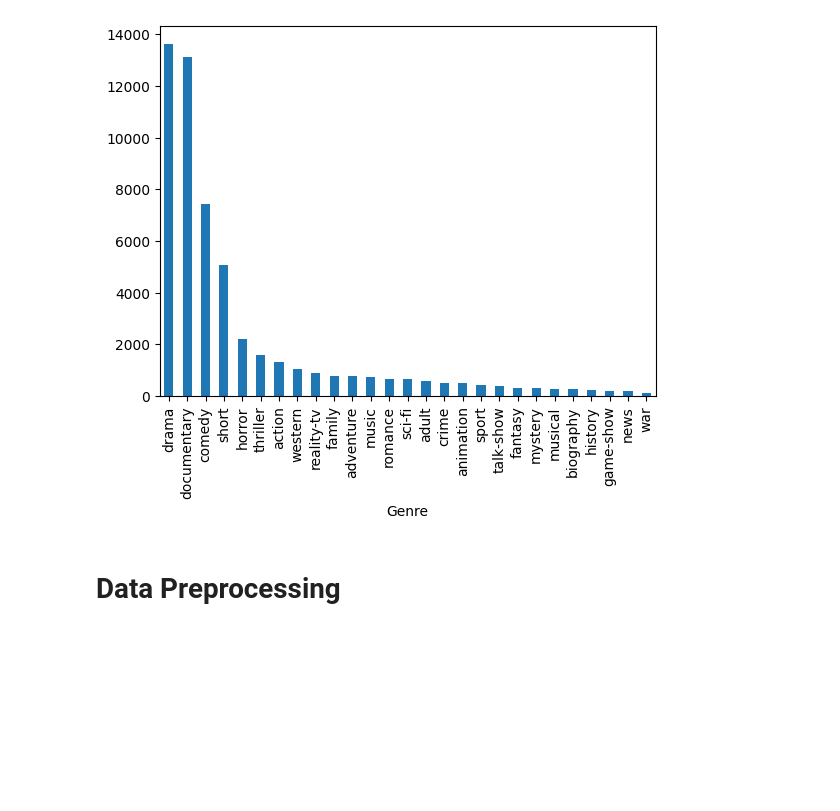
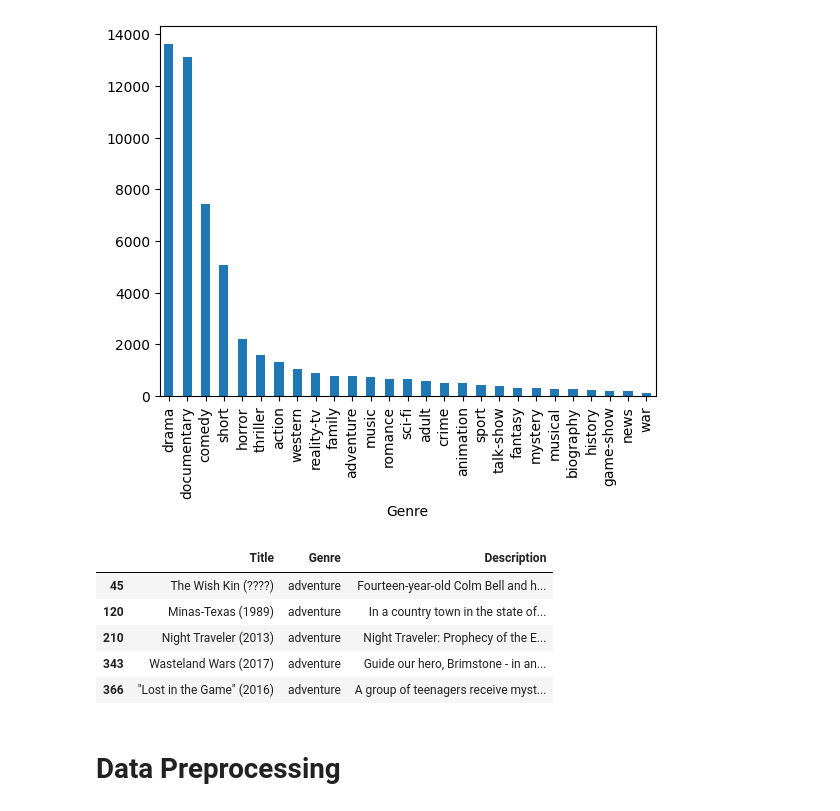
Before and after one commit to Lix0u/text_mining_project, a Jupyter notebook: project_v2.ipynb, the cells around one changed output. Cells and saved outputs as stored; diff of their text form; code cells hidden in the pictures; blank space fills up the shorter version.

```diff
--- a/project_v2.ipynb
+++ b/project_v2.ipynb
@@ -77,6 +40,18 @@ train_df['Genre'].value_counts().plot(kind='bar')
 [figure]
 # %%
 # TODO : write observations
+#recategorize the data
+#mini batch equilibré
+#see categorie short
+short = train_df[train_df['Genre'] ==('adventure')]
+short.head()
+# %% [output]
+|  | Title | Genre | Description |
+| 45 | The Wish Kin (????) | adventure | Fourteen-year-old Colm Bell and h... |
+| 120 | Minas-Texas (1989) | adventure | In a country town in the state of... |
+| 210 | Night Traveler (2013) | adventure | Night Traveler: Prophecy of the E... |
+| 343 | Wasteland Wars (2017) | adventure | Guide our hero, Brimstone - in an... |
+| 366 | "Lost in the Game" (2016) | adventure | A group of teenagers receive myst... |
 # %% [markdown]
 # Data Preprocessing
 # %%
```
Also changed, not shown: parts of 17 cells of this notebook, 9 other files.
